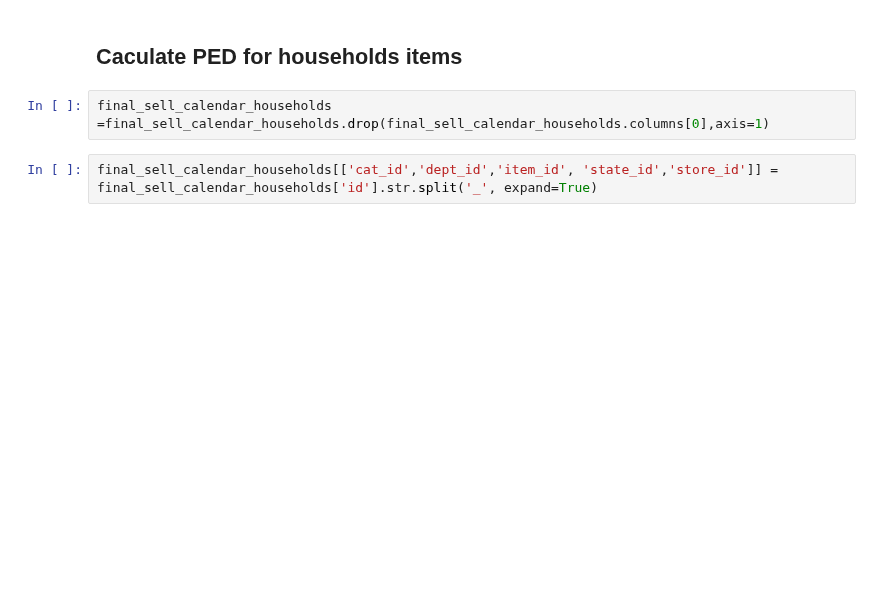
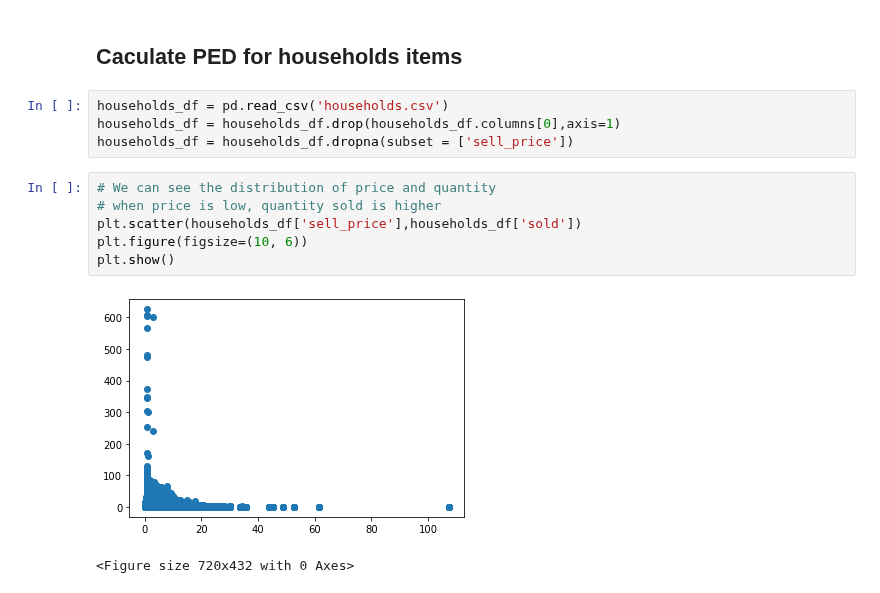
Before and after one commit to aaronmonash24/FYP, a Jupyter notebook: Data Analysis/PED.ipynb, the cells around one changed output. Drawn from its saved outputs; the diff is of its cells as text; blank space fills up the shorter version.

```diff
--- a/Data Analysis/PED.ipynb
+++ b/Data Analysis/PED.ipynb
@@ -430,6 +361,15 @@ final_sell_calendar_foods
 # %% [markdown]
 ## Caculate PED for households items
-# %%
-final_sell_calendar_households =final_sell_calendar_households.drop(final_sell_calendar_households.columns[0],axis=1)
-# %%
-final_sell_calendar_households[['cat_id','dept_id','item_id', 'state_id','store_id']] = final_sell_calendar_households['id'].str.split('_', expand=True)
+# %%
+households_df = pd.read_csv('households.csv')
+households_df = households_df.drop(households_df.columns[0],axis=1)
+households_df = households_df.dropna(subset = ['sell_price'])
+# %%
+# We can see the distribution of price and quantity
+# when price is low, quantity sold is higher
+plt.scatter(households_df['sell_price'],households_df['sold'])
+plt.figure(figsize=(10, 6))
+plt.show()
+# %% [output]
+[figure, added]
+<Figure size 720x432 with 0 Axes>
```
Also changed, not shown: parts of 75 cells of this notebook.
